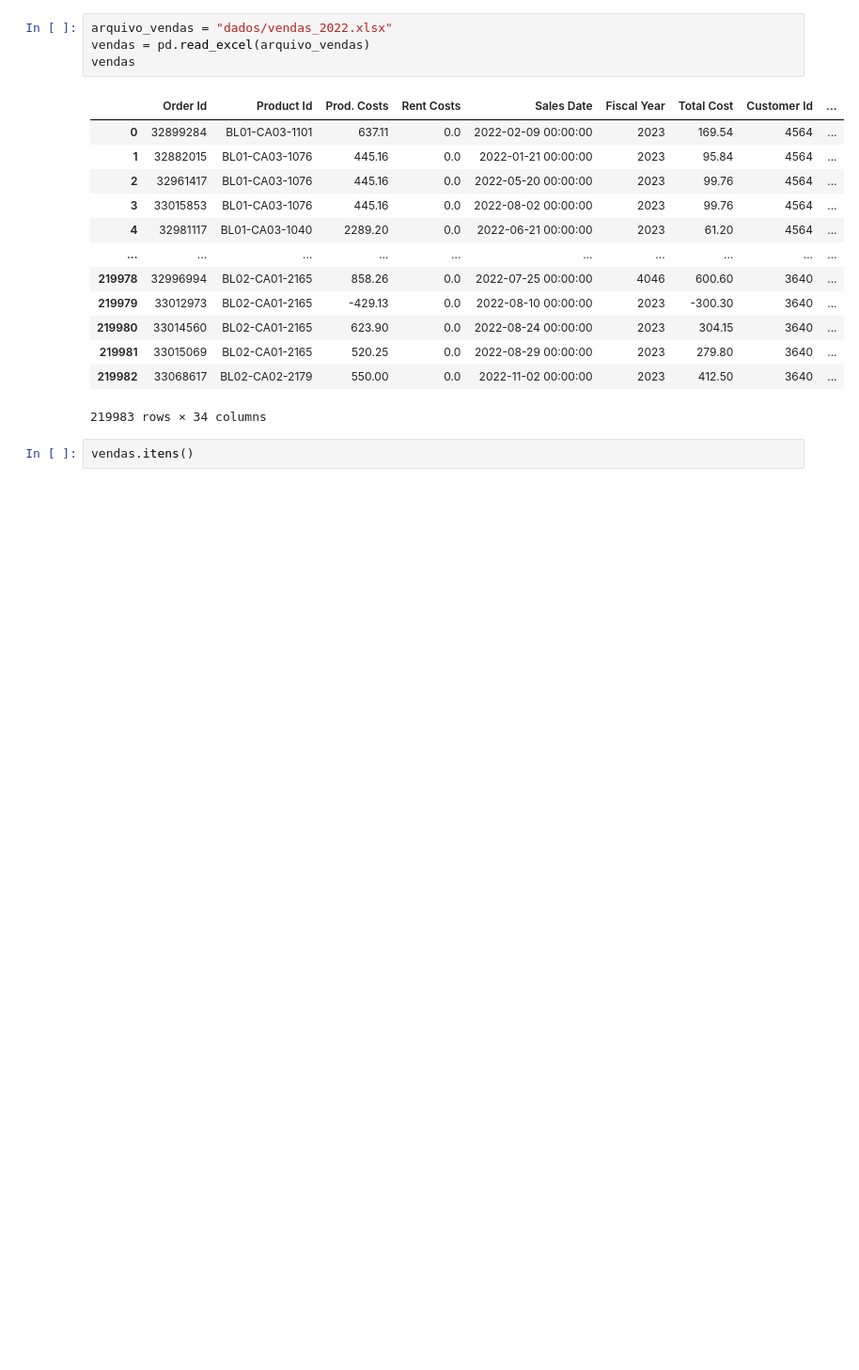
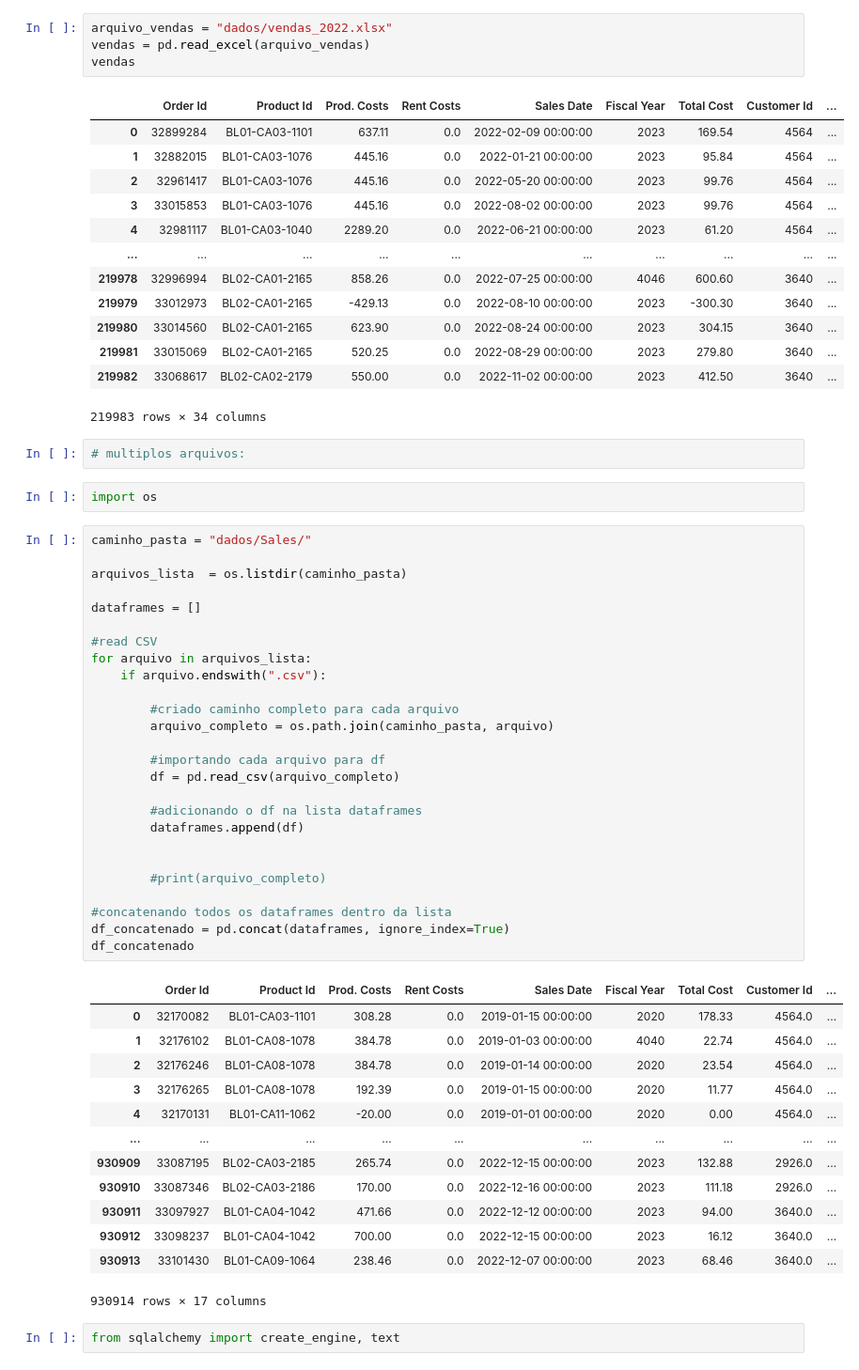
Before and after one commit to ERaines/PythonDataAnalysis, a Jupyter notebook: 03 Importando e armazenando dados/03 Importando e armazenando dados.ipynb, the cells around one changed output. Shown at 94% size. Cells and saved outputs as stored; diff of their text form; blank space fills up the shorter version.

Commit message:
test read mult

```diff
--- a/03 Importando e armazenando dados/03 Importando e armazenando dados.ipynb
+++ b/03 Importando e armazenando dados/03 Importando e armazenando dados.ipynb
@@ -79,4 +79,48 @@ vendas
 | 219982 | 33068617 | BL02-CA02-2179 | 550.00 | 0.0 | 2022-11-02 00:00:00 | 2023 | 412.50 | 3640 | ... |
 219983 rows × 34 columns
 # %%
-vendas.itens()
+# multiplos arquivos:
+# %%
+import os
+# %%
+caminho_pasta = "dados/Sales/"
+
+arquivos_lista  = os.listdir(caminho_pasta)
+
+dataframes = []
+
+#read CSV
+for arquivo in arquivos_lista:
+    if arquivo.endswith(".csv"):
+
+        #criado caminho completo para cada arquivo
+        arquivo_completo = os.path.join(caminho_pasta, arquivo)
+
+        #importando cada arquivo para df
+        df = pd.read_csv(arquivo_completo)
+
+        #adicionando o df na lista dataframes
+        dataframes.append(df)
+
+
+        #print(arquivo_completo)
+
+#concatenando todos os dataframes dentro da lista
+df_concatenado = pd.concat(dataframes, ignore_index=True)
+df_concatenado
+# %% [output]
+|  | Order Id | Product Id | Prod. Costs | Rent Costs | Sales Date | Fiscal Year | Total Cost | Customer Id | ... |
+| 0 | 32170082 | BL01-CA03-1101 | 308.28 | 0.0 | 2019-01-15 00:00:00 | 2020 | 178.33 | 4564.0 | ... |
+| 1 | 32176102 | BL01-CA08-1078 | 384.78 | 0.0 | 2019-01-03 00:00:00 | 4040 | 22.74 | 4564.0 | ... |
+| 2 | 32176246 | BL01-CA08-1078 | 384.78 | 0.0 | 2019-01-14 00:00:00 | 2020 | 23.54 | 4564.0 | ... |
+| 3 | 32176265 | BL01-CA08-1078 | 192.39 | 0.0 | 2019-01-15 00:00:00 | 2020 | 11.77 | 4564.0 | ... |
+| 4 | 32170131 | BL01-CA11-1062 | -20.00 | 0.0 | 2019-01-01 00:00:00 | 2020 | 0.00 | 4564.0 | ... |
+| ... | ... | ... | ... | ... | ... | ... | ... | ... | ... |
+| 930909 | 33087195 | BL02-CA03-2185 | 265.74 | 0.0 | 2022-12-15 00:00:00 | 2023 | 132.88 | 2926.0 | ... |
+| 930910 | 33087346 | BL02-CA03-2186 | 170.00 | 0.0 | 2022-12-16 00:00:00 | 2023 | 111.18 | 2926.0 | ... |
+| 930911 | 33097927 | BL01-CA04-1042 | 471.66 | 0.0 | 2022-12-12 00:00:00 | 2023 | 94.00 | 3640.0 | ... |
+| 930912 | 33098237 | BL01-CA04-1042 | 700.00 | 0.0 | 2022-12-15 00:00:00 | 2023 | 16.12 | 3640.0 | ... |
+| 930913 | 33101430 | BL01-CA09-1064 | 238.46 | 0.0 | 2022-12-07 00:00:00 | 2023 | 68.46 | 3640.0 | ... |
+930914 rows × 17 columns
+# %%
+from sqlalchemy import create_engine, text
```
